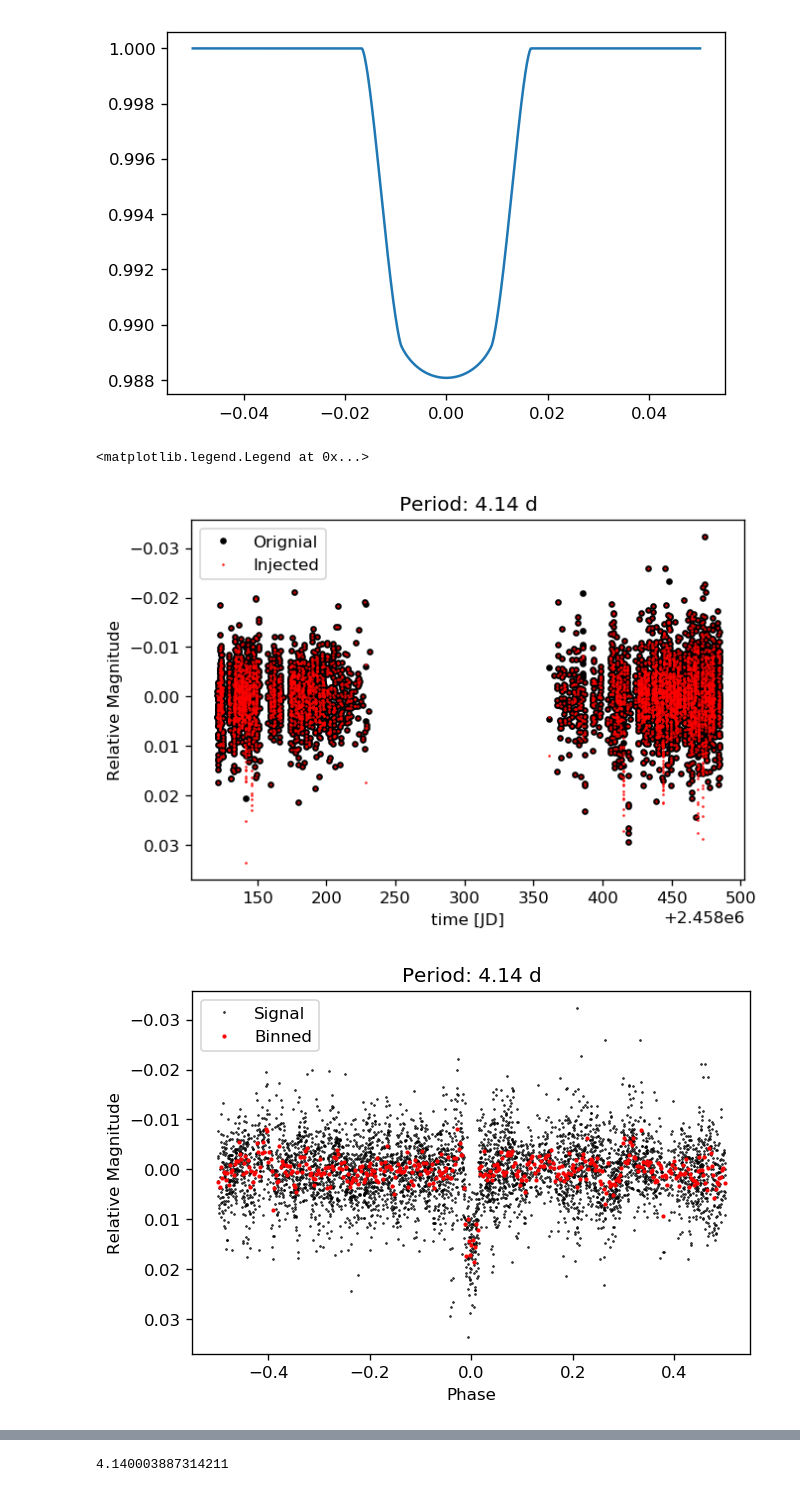
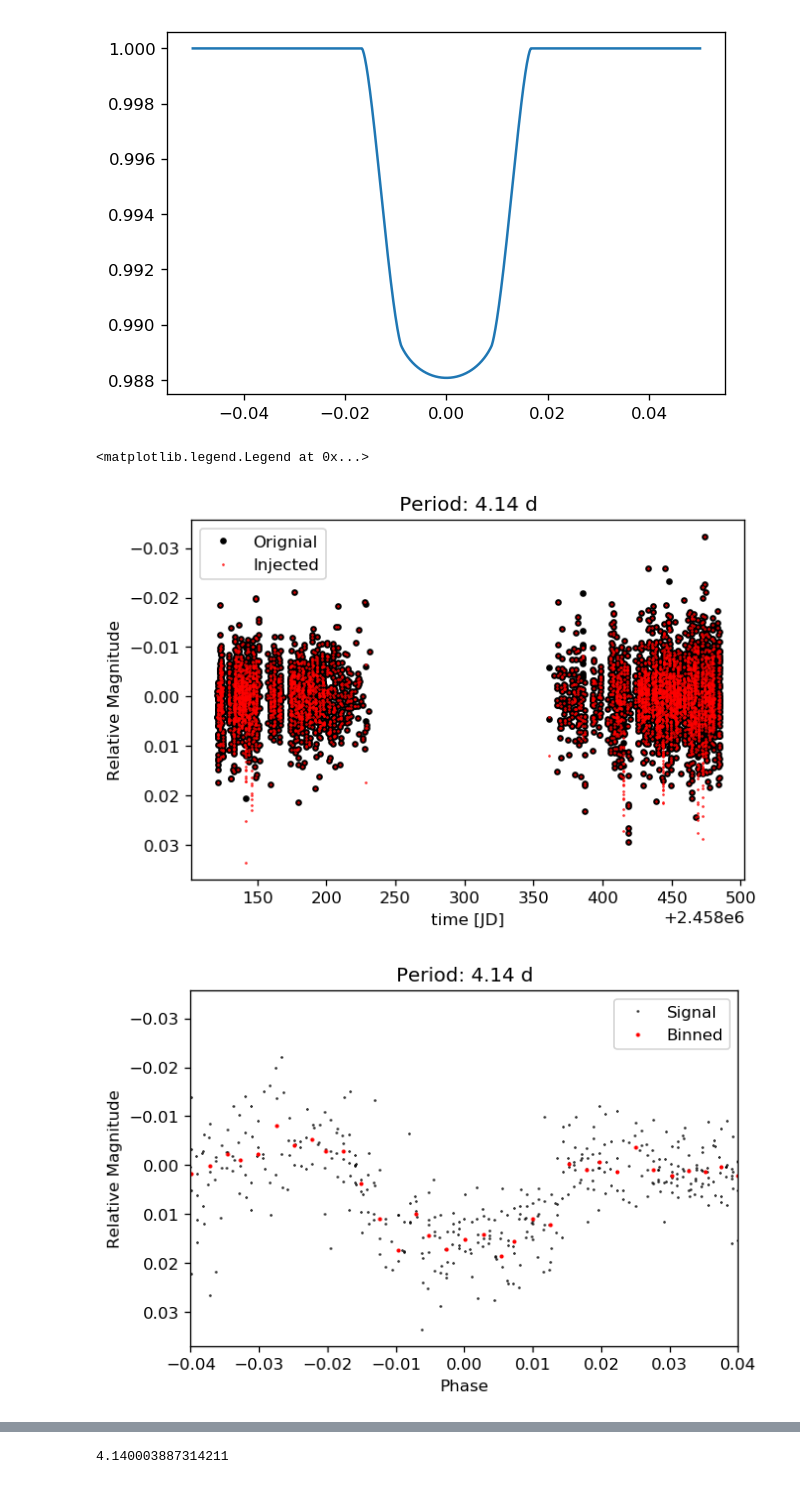
Before and after one commit to ruoyanwangdr/Dectection-of-Bright-Transiting-Exoplanet-with-MASCARA-TESS, a Jupyter notebook: ls_1359354.ipynb, the cells around one changed output, grey strips where cells are left out. Cells and saved outputs as stored; diff of their text form; code cells hidden in the pictures.

```diff
--- a/ls_1359354.ipynb
+++ b/ls_1359354.ipynb
@@ -272,31 +272,32 @@ P = params.per # Days
 #epoch = T0+1469.474 # BTJD
 
 #tess_phase=((tess_time-epoch)%P)
 #tess_phase = np.array([tess_phase[i]/P if tess_phase[i] < P/2.
 #                       else (tess_phase[i]-P)/P for i in range(len(tess_phase))])
 
 
 phase = (lsc_jd)/P
 phase = np.mod(phase+.5, 1)-.5
 #phase = t % P
 
 #phase = (t - epoch) % P
 #phase = np.array([phase[i]/P if phase[i] < P/2.
 #                       else (phase[i]-P)/P for i in range(len(phase))])
 
 binned_phase, binned_mag = spec_digitize_median(phase, injected_mag, 400)
 
 plt.figure()
 #plt.xlim(min(phase),max(phase))
+plt.xlim(-0.04,0.04)
 plt.plot(phase, injected_mag, '.k', ms=1, label='Signal')
 plt.plot(binned_phase, binned_mag, '.r', ms=3, label='Binned')
 plt.gca().invert_yaxis()
 plt.title("Period: {0} d".format(params.per))
 plt.xlabel("Phase")
 plt.ylabel("Relative Magnitude")
 plt.legend()
 #plt.savefig('ascc_1359354_injected_phase_folding.png', dpi=200)
 # %% [output]
 <matplotlib.legend.Legend at 0x...>
 [figure]
-[figure, old version]
+[figure, new version]
```
Also changed, not shown: parts of 11 cells of this notebook.
